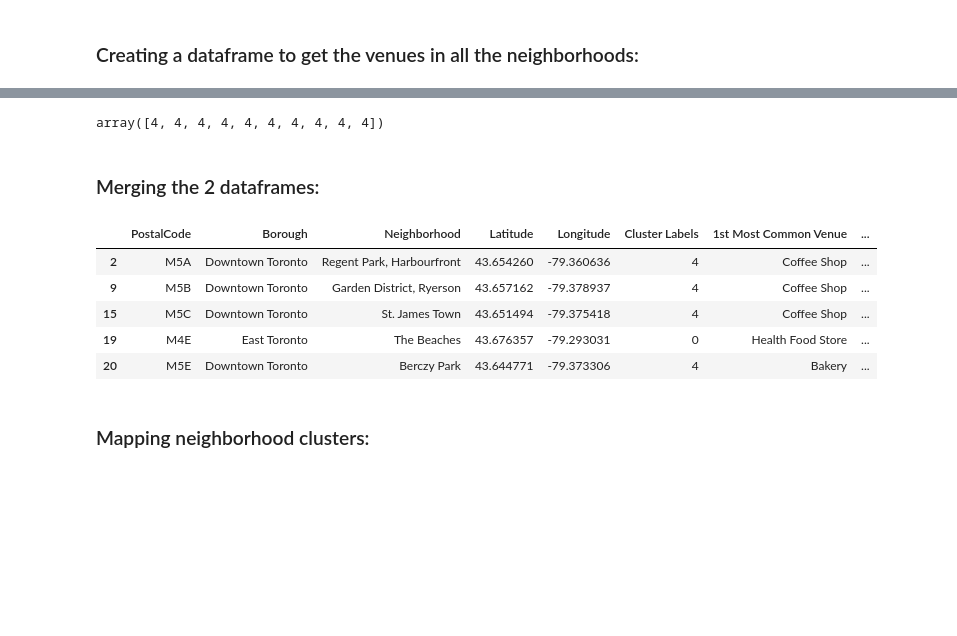
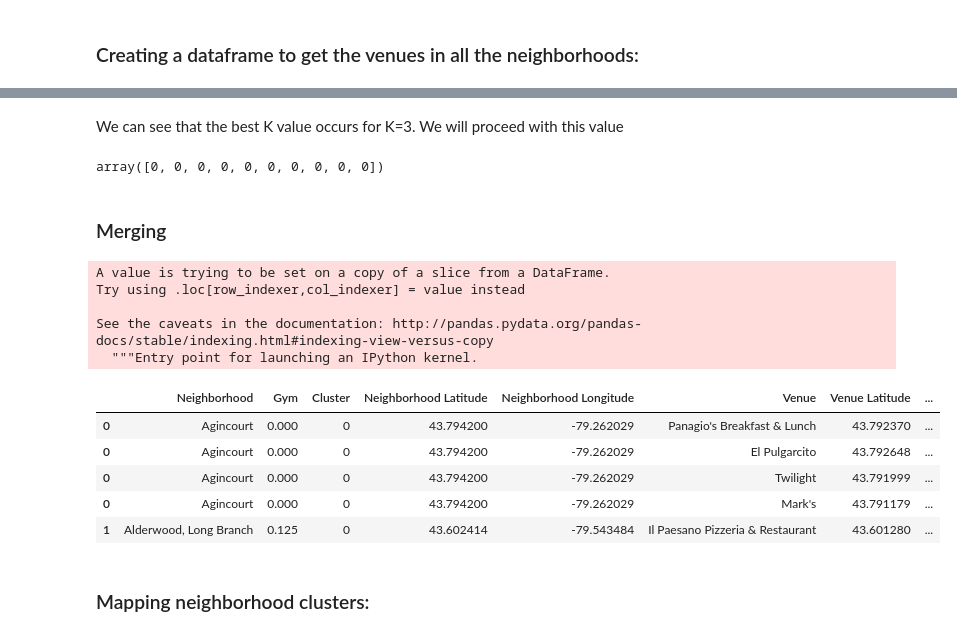
Before and after one commit to SonDao99/Coursera_Capstone, a Jupyter notebook: Coursera_Capstone.ipynb, the cells around one changed output, grey strips where cells are left out. Drawn from its saved outputs; the diff is of its cells as text; code cells hidden in the pictures; blank space fills up the shorter version.

```diff
--- a/Coursera_Capstone.ipynb
+++ b/Coursera_Capstone.ipynb
@@ -181,8 +181,8 @@ def getNearbyVenues(names, latitudes, longitudes, radius=500):
 # %% [markdown]
 ### Apply function to Toronto:
 # %%
-toronto_venues = getNearbyVenues(names=toronto_data['Neighborhood'],
-                                   latitudes=toronto_data['Latitude'],
-                                   longitudes=toronto_data['Longitude']
+toronto_venues = getNearbyVenues(names=df['Neighborhood'],
+                                   latitudes=df['Latitude'],
+                                   longitudes=df['Longitude']
                                   )
 # %% [output]
@@ -304,0 +266,3 @@ neighborhoods_venues_sorted.head()
+# %%
+gyms = toronto_grouped[['Neighborhood','Gym']]
+gyms.head()
@@ -305,8 +304,10 @@ neighborhoods_venues_sorted.head()
+# %% [markdown]
+We can see that the best K value occurs for K=3. We will proceed with this value
 # %%
 # set number of clusters
-kclusters = 5
+kclusters = 3
 
-toronto_grouped_clustering = toronto_grouped.drop('Neighborhood', 1)
+toronto_grouped_clustering = gyms.drop('Neighborhood', 1)
 
 # run k-means clustering
 kmeans = KMeans(n_clusters=kclusters, random_state=0).fit(toronto_grouped_clustering)
@@ -314,23 +315,24 @@ kmeans = KMeans(n_clusters=kclusters, random_state=0).fit(toronto_grouped_cluste
 # check cluster labels generated for each row in the dataframe
 kmeans.labels_[0:10]
 # %% [output]
-array([4, 4, 4, 4, 4, 4, 4, 4, 4, 4])
+array([0, 0, 0, 0, 0, 0, 0, 0, 0, 0])
 # %% [markdown]
-### Merging the 2 dataframes:
+### Merging
 # %%
-# add clustering labels
-neighborhoods_venues_sorted.insert(0, 'Cluster Labels', kmeans.labels_)
+gyms['Cluster'] = kmeans.labels_
 
-toronto_merged = toronto_data
+gyms = gyms.join(toronto_venues.set_index('Neighborhood'), on='Neighborhood')
 
-# merge manhattan_grouped with manhattan_data to add latitude/longitude for each neighborhood
-toronto_merged = toronto_merged.join(neighborhoods_venues_sorted.set_index('Neighborhood'), on='Neighborhood')
-
-toronto_merged.head() # check the last columns!
+gyms.head() # check the last columns!
 # %% [output]
+A value is trying to be set on a copy of a slice from a DataFrame.
+Try using .loc[row_indexer,col_indexer] = value instead
+
+See the caveats in the documentation: http://pandas.pydata.org/pandas-docs/stable/indexing.html#indexing-view-versus-copy
+  """Entry point for launching an IPython kernel.
-|  | PostalCode | Borough | Neighborhood | Latitude | Longitude | Cluster Labels | 1st Most Common Venue | ... |
-| 2 | M5A | Downtown Toronto | Regent Park, Harbourfront | 43.654260 | -79.360636 | 4 | Coffee Shop | ... |
-| 9 | M5B | Downtown Toronto | Garden District, Ryerson | 43.657162 | -79.378937 | 4 | Coffee Shop | ... |
-| 15 | M5C | Downtown Toronto | St. James Town | 43.651494 | -79.375418 | 4 | Coffee Shop | ... |
-| 19 | M4E | East Toronto | The Beaches | 43.676357 | -79.293031 | 0 | Health Food Store | ... |
-| 20 | M5E | Downtown Toronto | Berczy Park | 43.644771 | -79.373306 | 4 | Bakery | ... |
+|  | Neighborhood | Gym | Cluster | Neighborhood Latitude | Neighborhood Longitude | Venue | Venue Latitude | ... |
+| 0 | Agincourt | 0.000 | 0 | 43.794200 | -79.262029 | Panagio's Breakfast & Lunch | 43.792370 | ... |
+| 0 | Agincourt | 0.000 | 0 | 43.794200 | -79.262029 | El Pulgarcito | 43.792648 | ... |
+| 0 | Agincourt | 0.000 | 0 | 43.794200 | -79.262029 | Twilight | 43.791999 | ... |
+| 0 | Agincourt | 0.000 | 0 | 43.794200 | -79.262029 | Mark's | 43.791179 | ... |
+| 1 | Alderwood, Long Branch | 0.125 | 0 | 43.602414 | -79.543484 | Il Paesano Pizzeria & Restaurant | 43.601280 | ... |
```
Also changed, not shown: parts of 37 cells of this notebook, 3 other files.
